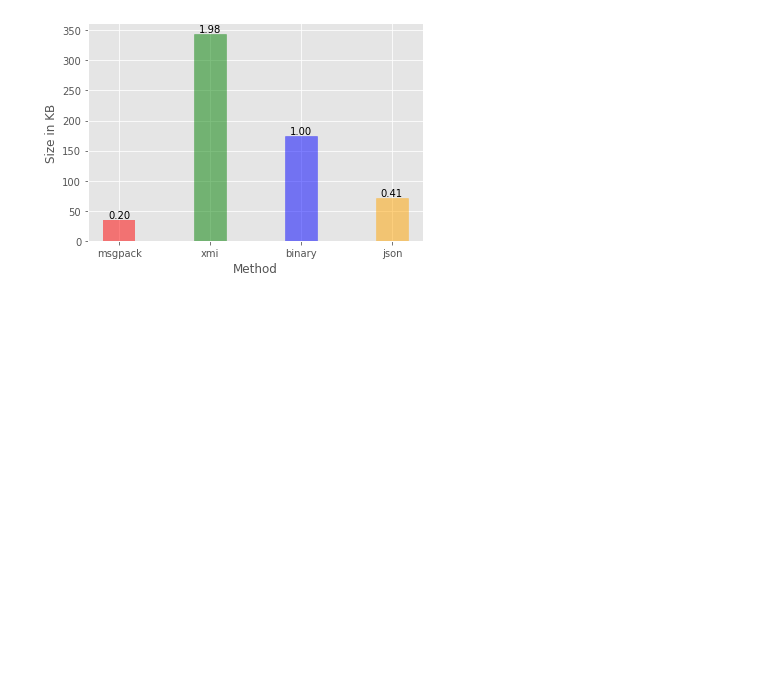
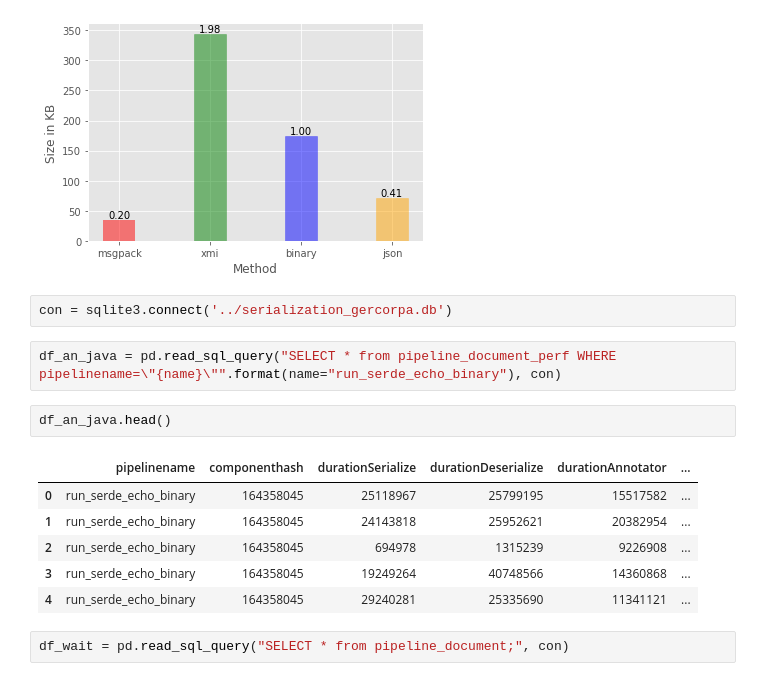
Before and after one commit to texttechnologylab/DockerUnifiedUIMAInterface, a Jupyter notebook: benchmark_containers/analysis.ipynb, the cells around one changed output. Drawn from its saved outputs; the diff is of its cells as text; blank space fills up the shorter version.

```diff
--- a/benchmark_containers/analysis.ipynb
+++ b/benchmark_containers/analysis.ipynb
@@ -691,3 +691,18 @@ plt.savefig('serialization_size.png', dpi=300, bbox_inches = 'tight')
 plt.savefig('serialization_size.pgf', dpi=300, bbox_inches = 'tight',backend='pgf')
 # %% [output]
 [figure]
+# %%
+con = sqlite3.connect('../serialization_gercorpa.db')
+# %%
+df_an_java = pd.read_sql_query("SELECT * from pipeline_document_perf WHERE pipelinename=\"{name}\"".format(name="run_serde_echo_binary"), con)
+# %%
+df_an_java.head()
+# %% [output]
+|  | pipelinename | componenthash | durationSerialize | durationDeserialize | durationAnnotator | ... |
+| 0 | run_serde_echo_binary | 164358045 | 25118967 | 25799195 | 15517582 | ... |
+| 1 | run_serde_echo_binary | 164358045 | 24143818 | 25952621 | 20382954 | ... |
+| 2 | run_serde_echo_binary | 164358045 | 694978 | 1315239 | 9226908 | ... |
+| 3 | run_serde_echo_binary | 164358045 | 19249264 | 40748566 | 14360868 | ... |
+| 4 | run_serde_echo_binary | 164358045 | 29240281 | 25335690 | 11341121 | ... |
+# %%
+df_wait = pd.read_sql_query("SELECT * from pipeline_document;", con)
```
Also changed, not shown: parts of 3 cells of this notebook, 4 other files.
